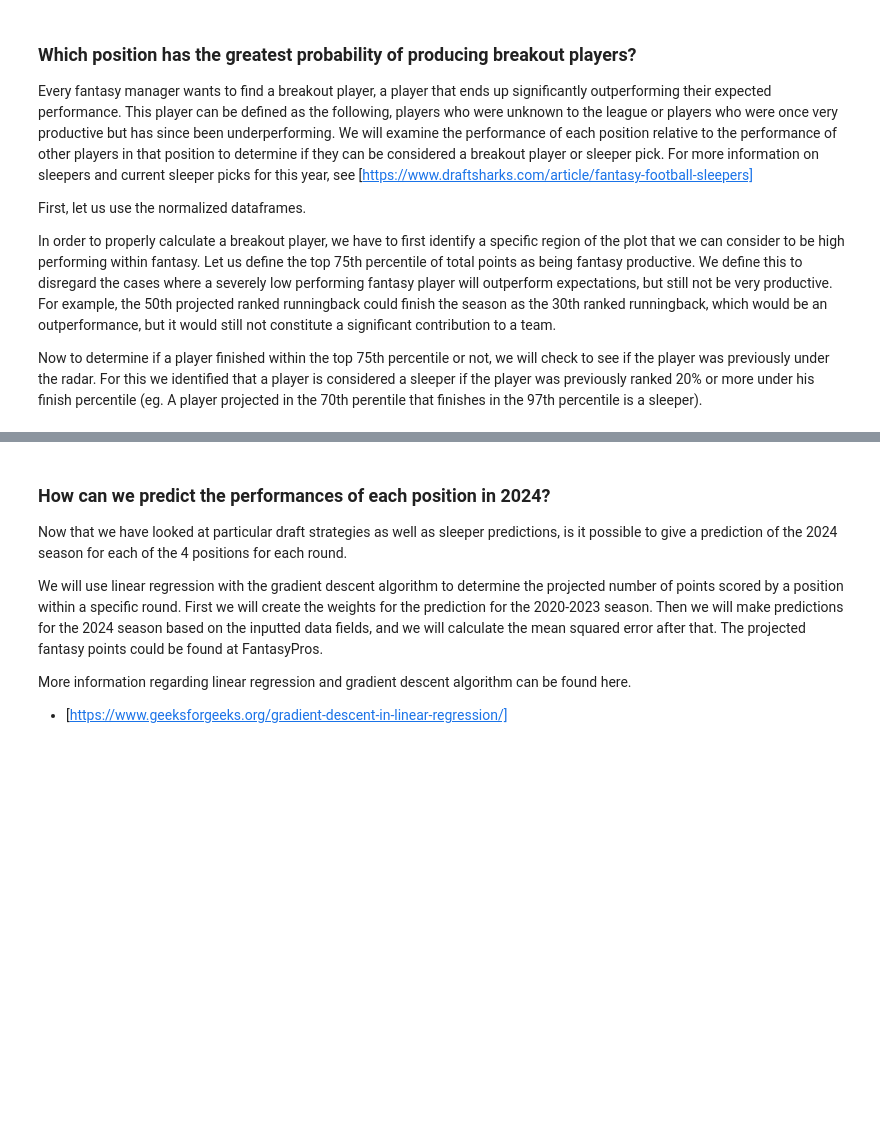
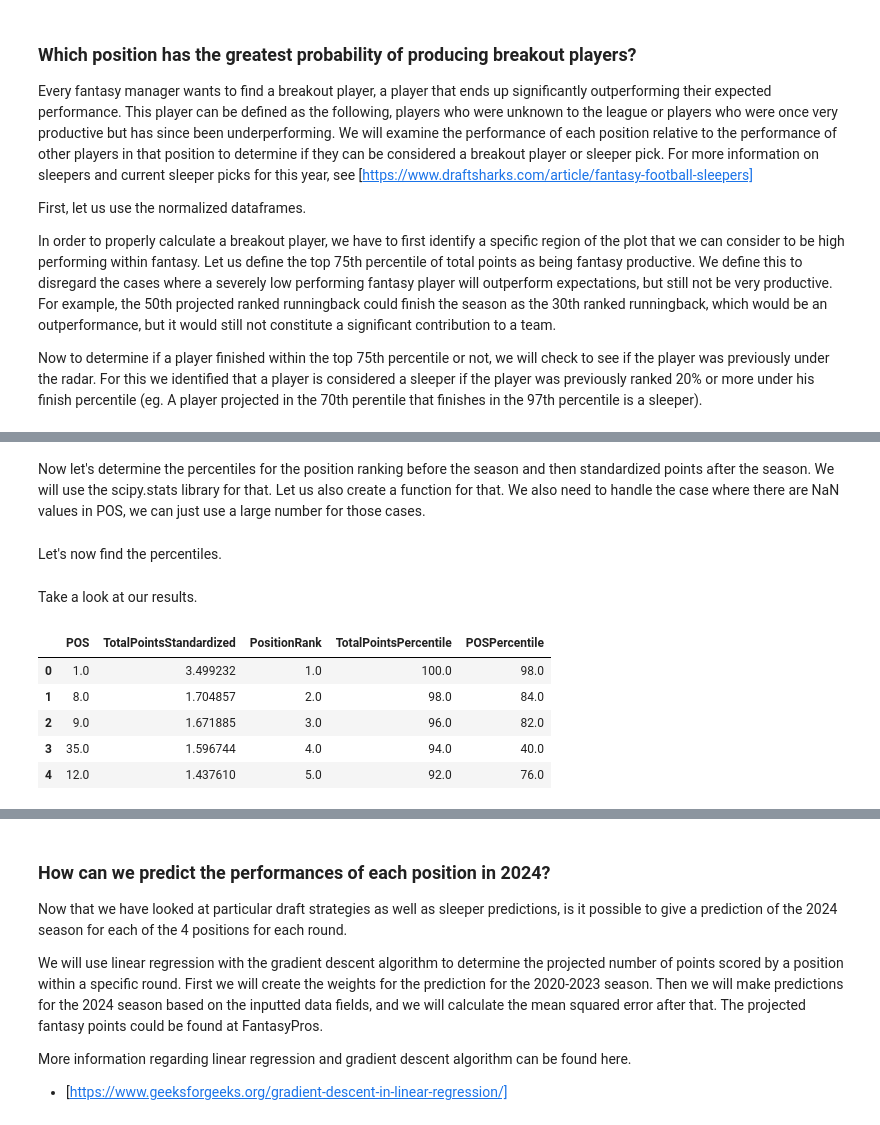
Before and after one commit to fdeegbe/FantasyFootballAnalysis, a Jupyter notebook: FantasyFootballAnalysis.ipynb, the cells around one changed output, grey strips where cells are left out. Saved outputs shown, nothing was run; the diff lists cells and outputs as text; code cells hidden in the pictures; blank space fills up the shorter version.

```diff
--- a/FantasyFootballAnalysis.ipynb
+++ b/FantasyFootballAnalysis.ipynb
@@ -677,0 +742,2 @@ Now to determine if a player finished within the top 75th percentile or not, we
+# %% [markdown]
+Now let's determine the percentiles for the position ranking before the season and then standardized points after the season. We will use the scipy.stats library for that. Let us also create a function for that. We also need to handle the case where there are NaN values in POS, we can just use a large number for those cases.
@@ -677,0 +751,44 @@ Now to determine if a player finished within the top 75th percentile or not, we
+# %% [markdown]
+Let's now find the percentiles.
+# %%
+def calculate_percentiles(dfs):
+    filtered_dfs = []
+    for df in dfs:
+        columns = df[["POS", "TotalPointsStandardized"]].copy()
+
+        # Replace NaN values in 'POS' with a high number
+        columns.fillna({'POS' : 99999}, inplace=True)
+
+        # Calculate rank for TotalPointsStandardized
+        columns['PositionRank'] = columns['TotalPointsStandardized'].rank(ascending=False)
+
+        # Calculate percentiles for TotalPointsStandardized
+        columns['TotalPointsPercentile'] = columns['TotalPointsStandardized'].apply(
+            lambda x: percentileofscore(columns['TotalPointsStandardized'], x)
+        )
+
+        # Calculate percentiles for POS. We use 100 - percentile to signify
+        # that a lower number means the player is ranked higher, and thus in a higher percentile.
+        columns['POSPercentile'] = columns['POS'].apply(
+            lambda x: 100 - percentileofscore(columns['POS'], x)
+        )
+
+        filtered_dfs.append(columns)
+    return filtered_dfs
+
+rb_projected_and_season_percentiles = calculate_percentiles(rb_dfs)
+wr_projected_and_season_percentiles = calculate_percentiles(wr_dfs)
+te_projected_and_season_percentiles = calculate_percentiles(te_dfs)
+qb_projected_and_season_percentiles = calculate_percentiles(qb_dfs)
+# %% [markdown]
+Take a look at our results.
+# %%
+# Display top 5 RB performances based on standardized points in the 2023 season.
+rb_projected_and_season_percentiles[-1].head()
+# %% [output]
+|  | POS | TotalPointsStandardized | PositionRank | TotalPointsPercentile | POSPercentile |
+| 0 | 1.0 | 3.499232 | 1.0 | 100.0 | 98.0 |
+| 1 | 8.0 | 1.704857 | 2.0 | 98.0 | 84.0 |
+| 2 | 9.0 | 1.671885 | 3.0 | 96.0 | 82.0 |
+| 3 | 35.0 | 1.596744 | 4.0 | 94.0 | 40.0 |
+| 4 | 12.0 | 1.437610 | 5.0 | 92.0 | 76.0 |
```
Also changed, not shown: parts of 19 cells of this notebook.
